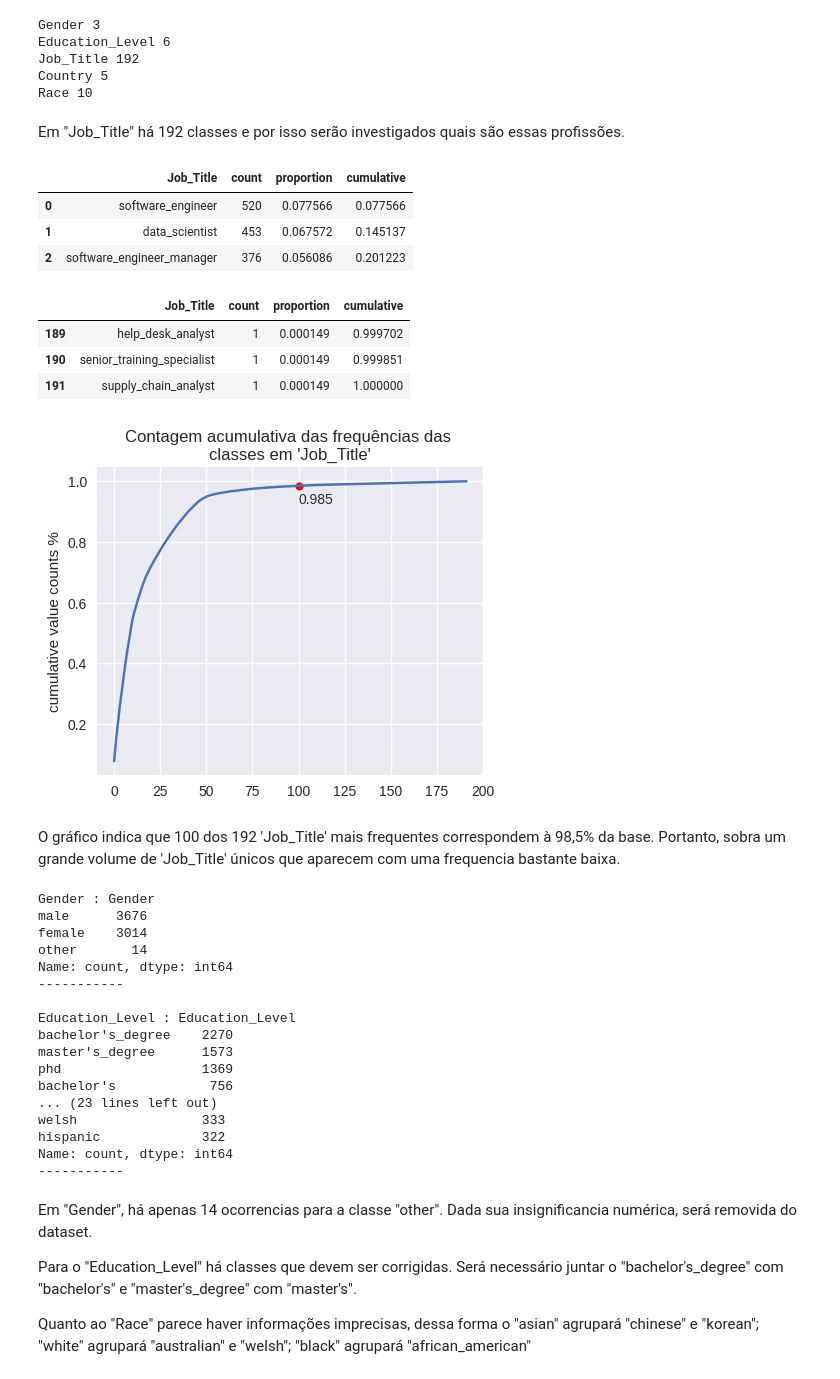
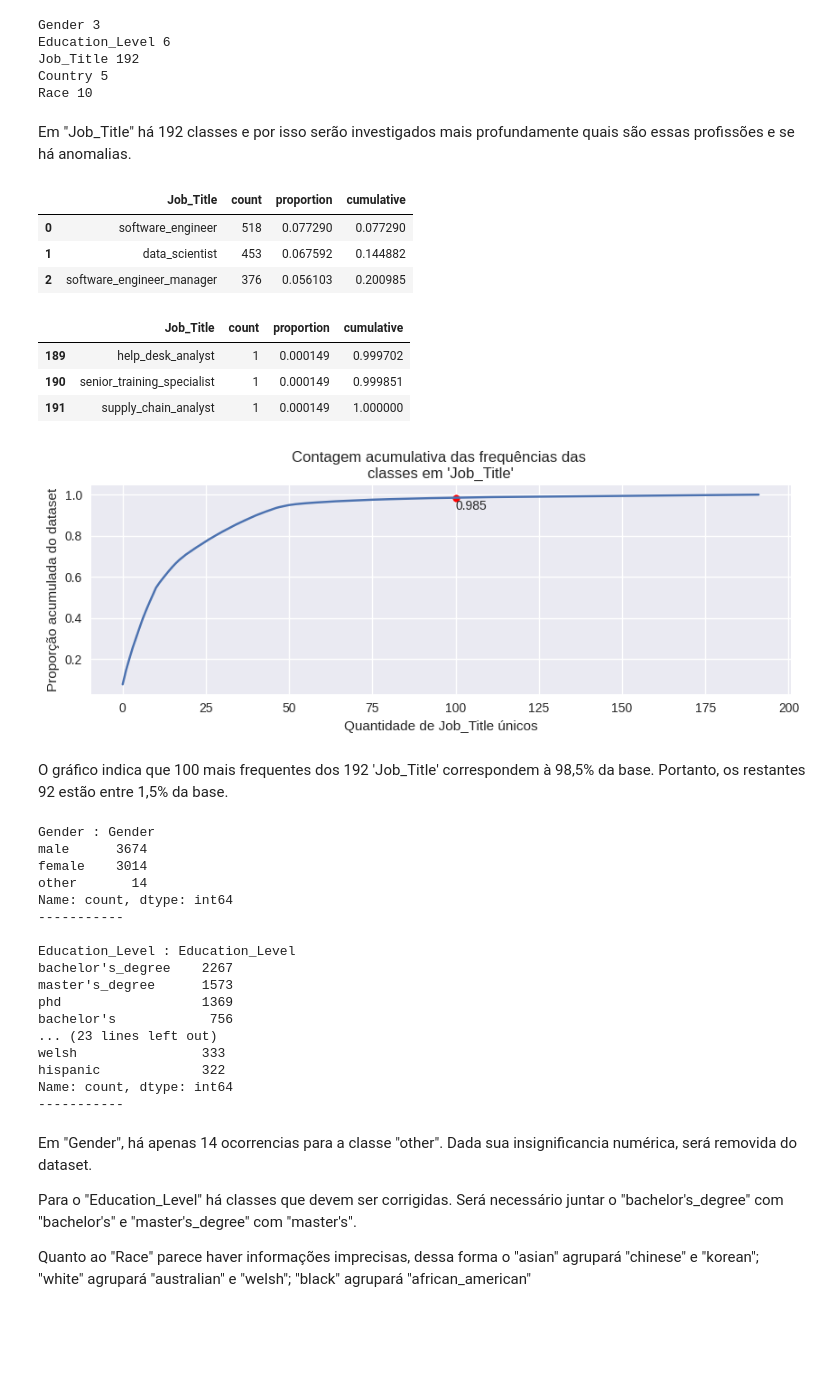
Before and after one commit to guisakuda/modelo_regressor_salarial, a Jupyter notebook: data_explore.ipynb, the cells around one changed output. Cells and saved outputs as stored; diff of their text form; code cells hidden in the pictures; blank space fills up the shorter version.

```diff
--- a/data_explore.ipynb
+++ b/data_explore.ipynb
@@ -54,20 +85,19 @@ Como se observa, há variaveis com valores faltantes
-# %%
-### para facilitar o trabalho, faço a separação das colunas numéricas e categóricas
-
-d_col = {'num':[], 'cat':[]}
-for col in df.columns:
-    if df[col].dtype=='object':
-        df[col] = df[col].str.lower().str.replace(' ', '_')
-        d_col['cat'].append(col)
-    else:
-        d_col['num'].append(col)
+# %%
+### para facilitar o trabalho, faço a separação das colunas numéricas e categóricas
+
+d_col = dict()
+d_col['num'] = ['Age', 'Years_of_Experience', 'Salary']
+d_col['cat'] = ['Gender', 'Education_Level', 'Job_Title', 'Country', 'Race']
+# %%
+for col in d_col['cat']:
+    df[col] = df[col].str.replace(' ', '_').str.lower()
 # %%
-### preenchimento dos missings
+# ### preenchimento dos missings
 
-## fill missing colunas numéricas pela mediana
-for col in d_col['num']:
-    df[col] = df[col].fillna(value=df[col].median())
+# ## fill missing colunas numéricas pela mediana
+# for col in d_col['num']:
+#     df[col] = df[col].fillna(value=df[col].median())
 
-## fill missing colunas categóricas pela moda
-for col in d_col['cat']:
-    df[col] = df[col].fillna(value=df[col].mode().squeeze())
+# ## fill missing colunas categóricas pela moda
+# for col in d_col['cat']:
+#     df[col] = df[col].fillna(value=df[col].mode().squeeze())
@@ -132,7 +143,7 @@ Country 5
 Race 10
 # %% [markdown]
 
-Em "Job_Title" há 192 classes e por isso serão investigados quais são essas profissões.
+Em "Job_Title" há 192 classes e por isso serão investigados mais profundamente quais são essas profissões e se há anomalias.
 # %%
 ### contagem das classes em 'Job_Title'
 job_vc = pd.concat([df['Job_Title'].value_counts(), df['Job_Title'].value_counts(normalize=True)], axis=1).reset_index()
@@ -141,9 +152,9 @@ job_vc['cumulative'] = job_vc['proportion'].cumsum()
 job_vc.head(3)
 # %% [output]
 |  | Job_Title | count | proportion | cumulative |
-| 0 | software_engineer | 520 | 0.077566 | 0.077566 |
-| 1 | data_scientist | 453 | 0.067572 | 0.145137 |
-| 2 | software_engineer_manager | 376 | 0.056086 | 0.201223 |
+| 0 | software_engineer | 518 | 0.077290 | 0.077290 |
+| 1 | data_scientist | 453 | 0.067592 | 0.144882 |
+| 2 | software_engineer_manager | 376 | 0.056103 | 0.200985 |
 # %%
 job_vc.tail(3)
 # %% [output]
@@ -152,18 +163,19 @@ job_vc.tail(3)
 | 190 | senior_training_specialist | 1 | 0.000149 | 0.999851 |
 | 191 | supply_chain_analyst | 1 | 0.000149 | 1.000000 |
 # %%
-plt.figure(figsize=(5, 4))
+plt.figure(figsize=(10, 3))
 plt.title("Contagem acumulativa das frequências das \nclasses em 'Job_Title'")
 plt.plot(range(len(job_vc)), job_vc['cumulative'])
 plt.scatter(100, job_vc['cumulative'][100], color='red', s=30)
 plt.text(100, job_vc['cumulative'][100]*.94, '%.3f' %job_vc['cumulative'][100])
-plt.ylabel('cumulative value counts %')
+plt.ylabel('Proporção acumulada do dataset')
+plt.xlabel('Quantidade de Job_Title únicos')
 plt.show()
 # %% [output]
-[figure, old version]
+[figure, new version]
 # %% [markdown]
-O gráfico indica que 100 dos 192 'Job_Title' mais frequentes correspondem à 98,5% da base.
-Portanto, sobra um grande volume de 'Job_Title' únicos que aparecem com uma frequencia bastante baixa.
+O gráfico indica que 100  mais frequentes dos 192 'Job_Title' correspondem à 98,5% da base.
+Portanto, os restantes 92 estão entre 1,5% da base.
 # %%
 ### classes por variaveis categóricas
 for col in d_col['cat']:
@@ -172,14 +184,14 @@ for col in d_col['cat']:
         print('-----------\n')
 # %% [output]
 Gender : Gender
-male      3676
+male      3674
 female    3014
 other       14
 Name: count, dtype: int64
 -----------
 
 Education_Level : Education_Level
-bachelor's_degree    2270
+bachelor's_degree    2267
 master's_degree      1573
 phd                  1369
 bachelor's            756
```
Also changed, not shown: parts of 17 cells of this notebook, 13 other files.
